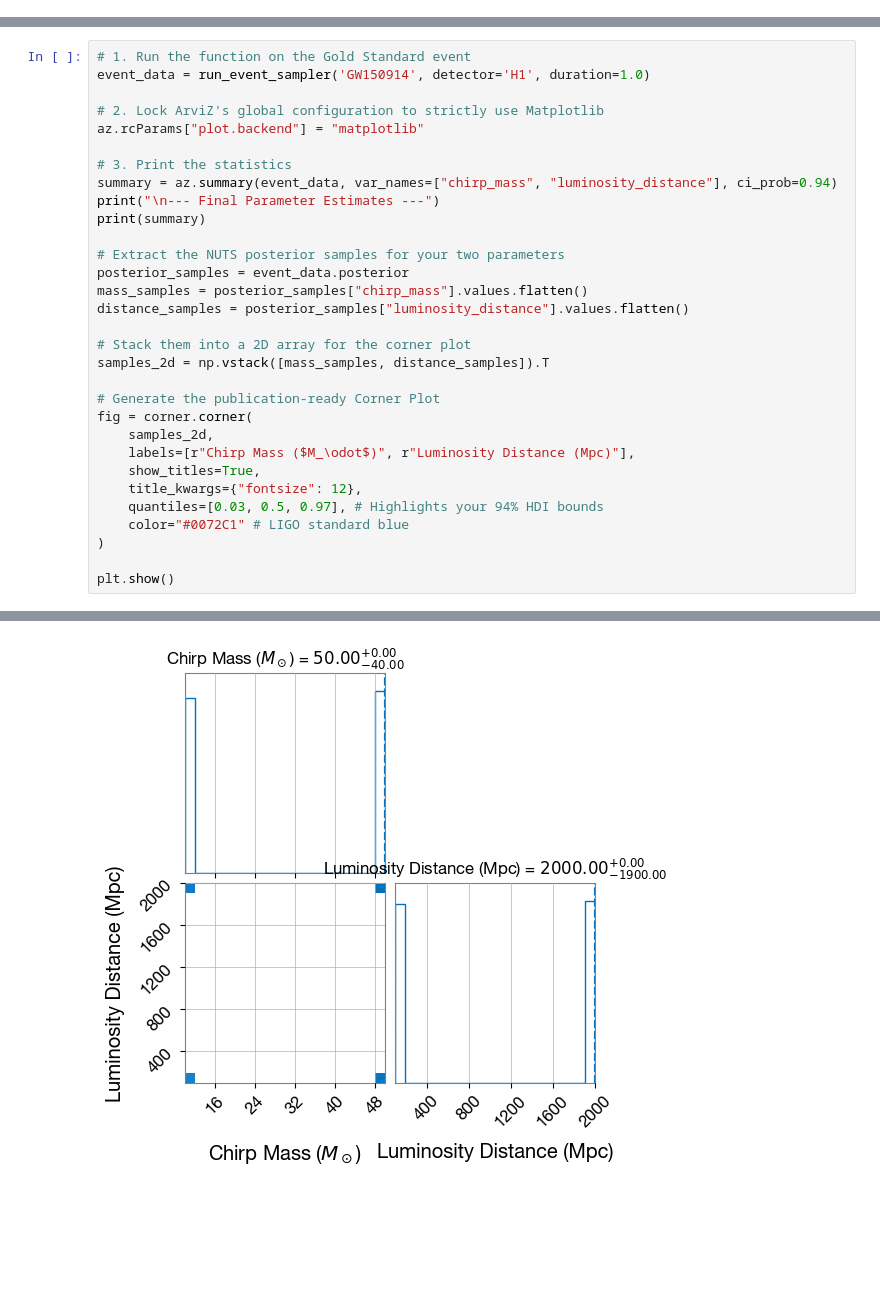
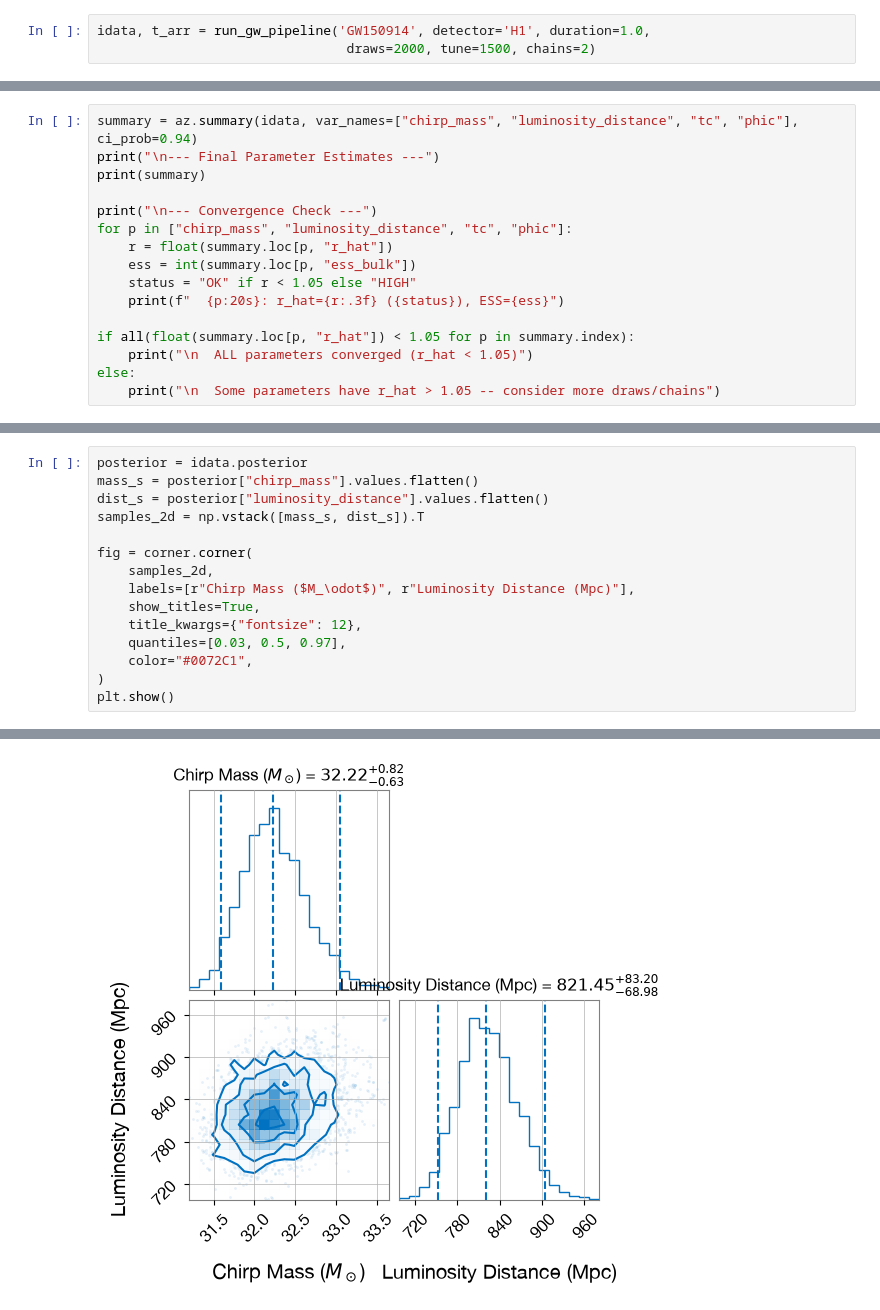
Before and after one commit to RajanAadi/Gravitational-Waves, a Jupyter notebook: notebooks/exploration.ipynb, the cells around one changed output, grey strips where cells are left out. Cells and saved outputs as stored; diff of their text form; blank space fills up the shorter version.

Commit message:
full sampler overhaul and testing folders added

```diff
--- a/notebooks/exploration.ipynb
+++ b/notebooks/exploration.ipynb
@@ -145,0 +132,3 @@ def run_event_sampler(event_name, detector='H1', duration=1.0):
+# %%
+idata, t_arr = run_gw_pipeline('GW150914', detector='H1', duration=1.0,
+                                draws=2000, tune=1500, chains=2)
@@ -145,0 +141,16 @@ def run_event_sampler(event_name, detector='H1', duration=1.0):
+# %%
+summary = az.summary(idata, var_names=["chirp_mass", "luminosity_distance", "tc", "phic"], ci_prob=0.94)
+print("\n--- Final Parameter Estimates ---")
+print(summary)
+
+print("\n--- Convergence Check ---")
+for p in ["chirp_mass", "luminosity_distance", "tc", "phic"]:
+    r = float(summary.loc[p, "r_hat"])
+    ess = int(summary.loc[p, "ess_bulk"])
+    status = "OK" if r < 1.05 else "HIGH"
+    print(f"  {p:20s}: r_hat={r:.3f} ({status}), ESS={ess}")
+
+if all(float(summary.loc[p, "r_hat"]) < 1.05 for p in summary.index):
+    print("\n  ALL parameters converged (r_hat < 1.05)")
+else:
+    print("\n  Some parameters have r_hat > 1.05 -- consider more draws/chains")
@@ -146,32 +180,16 @@ def run_event_sampler(event_name, detector='H1', duration=1.0):
 # %%
-# 1. Run the function on the Gold Standard event
-event_data = run_event_sampler('GW150914', detector='H1', duration=1.0)
+posterior = idata.posterior
+mass_s = posterior["chirp_mass"].values.flatten()
+dist_s = posterior["luminosity_distance"].values.flatten()
+samples_2d = np.vstack([mass_s, dist_s]).T
 
-# 2. Lock ArviZ's global configuration to strictly use Matplotlib
-az.rcParams["plot.backend"] = "matplotlib"
-
-# 3. Print the statistics
-summary = az.summary(event_data, var_names=["chirp_mass", "luminosity_distance"], ci_prob=0.94)
-print("\n--- Final Parameter Estimates ---")
-print(summary)
-
-# Extract the NUTS posterior samples for your two parameters
-posterior_samples = event_data.posterior
-mass_samples = posterior_samples["chirp_mass"].values.flatten()
-distance_samples = posterior_samples["luminosity_distance"].values.flatten()
-
-# Stack them into a 2D array for the corner plot
-samples_2d = np.vstack([mass_samples, distance_samples]).T
-
-# Generate the publication-ready Corner Plot
 fig = corner.corner(
     samples_2d,
     labels=[r"Chirp Mass ($M_\odot$)", r"Luminosity Distance (Mpc)"],
     show_titles=True,
     title_kwargs={"fontsize": 12},
-    quantiles=[0.03, 0.5, 0.97], # Highlights your 94% HDI bounds
-    color="#0072C1" # LIGO standard blue
+    quantiles=[0.03, 0.5, 0.97],
+    color="#0072C1",
 )
-
 plt.show()
 # %% [output]
@@ -212 +196 @@ WARNING:root:Too few points to create valid contours
-[figure, old version]
+[figure, new version]
```
Also changed, not shown: parts of 17 cells of this notebook, 43 other files.
